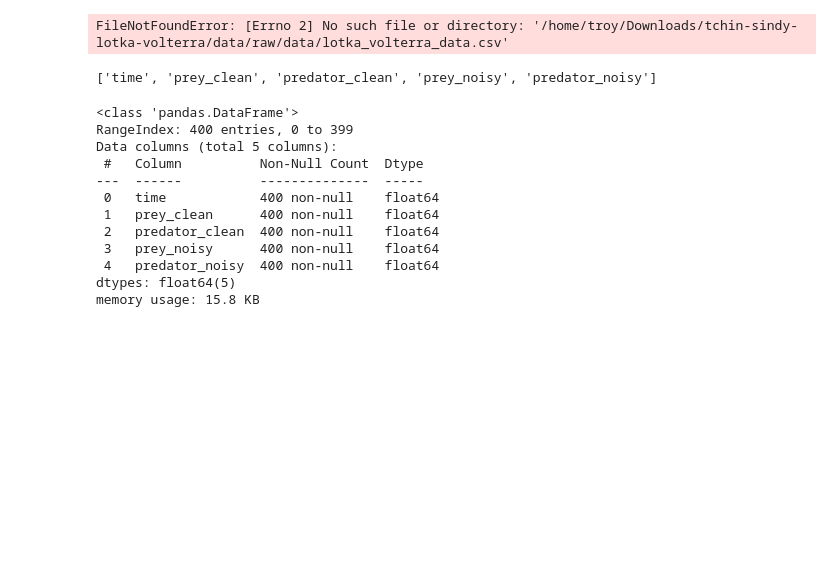
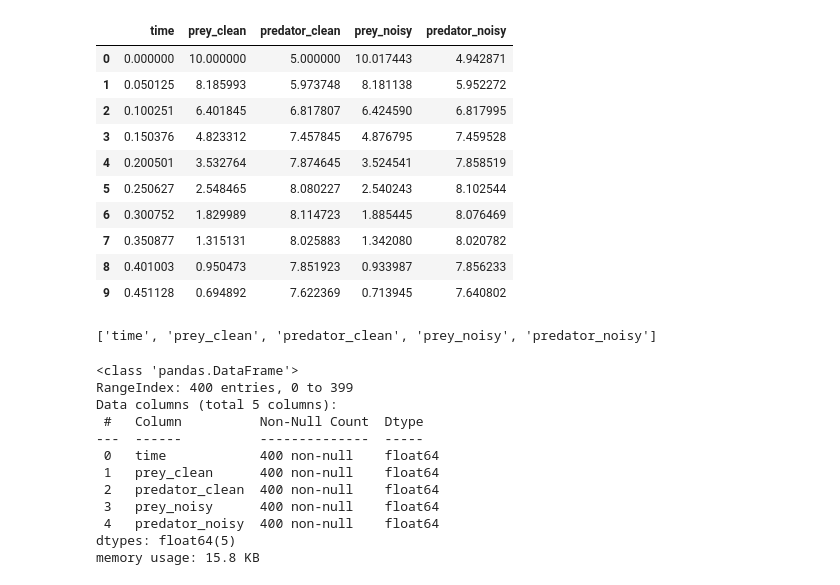
Before and after one commit to troyc03/tchin-sindy-lotka-volterra, a Jupyter notebook: notebooks/data_analysis.ipynb, the cells around one changed output. Drawn from its saved outputs; the diff is of its cells as text; code cells hidden in the pictures; blank space fills up the shorter version.

```diff
--- a/notebooks/data_analysis.ipynb
+++ b/notebooks/data_analysis.ipynb
@@ -5,10 +5,20 @@ import matplotlib.pyplot as plt
 import seaborn as sns
 from sklearn.model_selection import train_test_split
 # %%
-df = pd.read_csv(r'/home/troy/Downloads/tchin-sindy-lotka-volterra/data/raw/data/lotka_volterra_data.csv')
+df = pd.read_csv(r'/home/troy/Downloads/tchin-sindy-lotka-volterra/data/raw/lotka_volterra_data.csv')
 df.head(10)
 # %% [output]
-FileNotFoundError: [Errno 2] No such file or directory: '/home/troy/Downloads/tchin-sindy-lotka-volterra/data/raw/data/lotka_volterra_data.csv'
+|  | time | prey_clean | predator_clean | prey_noisy | predator_noisy |
+| 0 | 0.000000 | 10.000000 | 5.000000 | 10.017443 | 4.942871 |
+| 1 | 0.050125 | 8.185993 | 5.973748 | 8.181138 | 5.952272 |
+| 2 | 0.100251 | 6.401845 | 6.817807 | 6.424590 | 6.817995 |
+| 3 | 0.150376 | 4.823312 | 7.457845 | 4.876795 | 7.459528 |
+| 4 | 0.200501 | 3.532764 | 7.874645 | 3.524541 | 7.858519 |
+| 5 | 0.250627 | 2.548465 | 8.080227 | 2.540243 | 8.102544 |
+| 6 | 0.300752 | 1.829989 | 8.114723 | 1.885445 | 8.076469 |
+| 7 | 0.350877 | 1.315131 | 8.025883 | 1.342080 | 8.020782 |
+| 8 | 0.401003 | 0.950473 | 7.851923 | 0.933987 | 7.856233 |
+| 9 | 0.451128 | 0.694892 | 7.622369 | 0.713945 | 7.640802 |
 # %%
 columns = df.columns.tolist()
 columns
```
Also changed, not shown: parts of 2 cells of this notebook.
